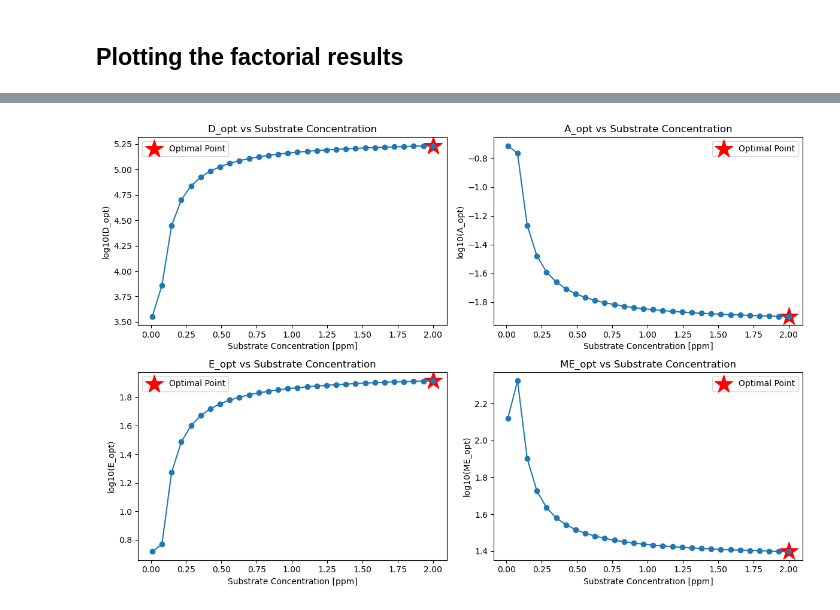
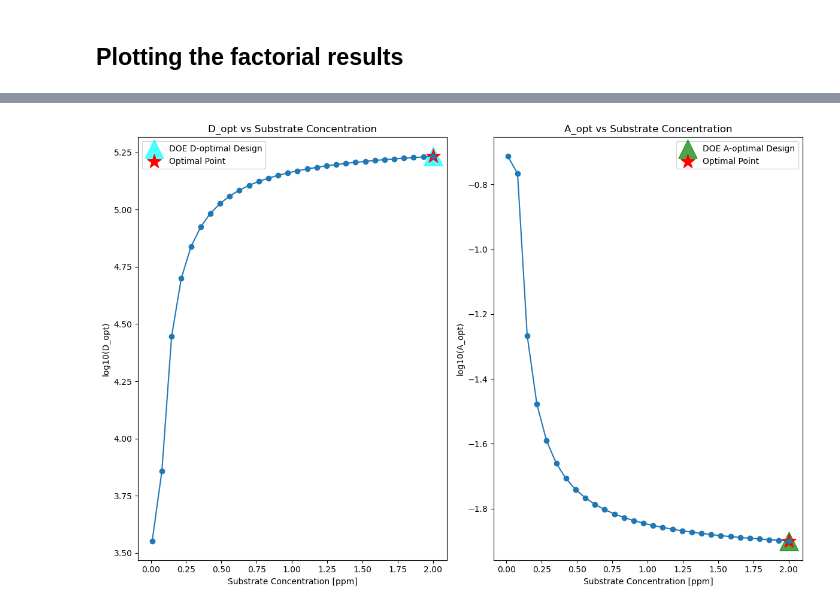
Before and after one commit to smondal13/DOE-Examples, a Jupyter notebook: Examples/Michaelis_Menten_Puromycin_Example_full_doe.ipynb, the cells around one changed output, grey strips where cells are left out. Cells and saved outputs as stored; diff of their text form; code cells hidden in the pictures.

Commit message:
Solve Michaelis-Menten model using A and D-optimality. Result is perfect.

```diff
--- a/Examples/Michaelis_Menten_Puromycin_Example_full_doe.ipynb
+++ b/Examples/Michaelis_Menten_Puromycin_Example_full_doe.ipynb
@@ -481,28 +439,90 @@ FIM_metric
 # %% [markdown]
 ## Plotting the factorial results
 # %%
-fig, axes = plt.subplots(2, 2, figsize=(12, 8))
-metrics_name = ["D_opt", "A_opt", "E_opt", "ME_opt"]
+fig, axes = plt.subplots(1, 2, figsize=(12, 8))
+metrics_name = ["D_opt", "A_opt"]
 subs_conc_array = np.array(FIM_metric["substrate concentration"])
 star_values = [
     (subs_conc_array[np.argmax(FIM_metric["D_opt"])], np.max(FIM_metric["D_opt"])),
     (subs_conc_array[np.argmin(FIM_metric["A_opt"])], np.min(FIM_metric["A_opt"])),
-    (subs_conc_array[np.argmax(FIM_metric["E_opt"])], np.max(FIM_metric["E_opt"])),
-    (subs_conc_array[np.argmin(FIM_metric["ME_opt"])], np.min(FIM_metric["ME_opt"])),
+    # (subs_conc_array[np.argmax(FIM_metric["E_opt"])], np.max(FIM_metric["E_opt"])),
+    # (subs_conc_array[np.argmin(FIM_metric["ME_opt"])], np.min(FIM_metric["ME_opt"])),
 ]
-for i in range(4):
+for i in range(len(metrics_name)):
     print(f"Star value for metric {metrics_name[i]}: {star_values[i]}")
+
+
+# Create a ReactorVelocity object for each experiment
+experiment = ReactionVelocity(data[0], theta_initial=theta_initial)
+# model = experiment.get_labeled_model()
+# solver = pyo.SolverFactory('ipopt')
+# solver.solve(model, tee=True)
+scale_nominal_param_value = False
+# experiment.get_labeled_model().x.set_value(1e-5)
+doe_obj_a = DesignOfExperiments(
+    experiment,
+    step=0.01,
+    scale_nominal_param_value=scale_nominal_param_value,
+    objective_option="trace",
+    prior_FIM=FIM,
+    tee=True,
+    _improve_cholesky_roundoff_error=True,
+)
+doe_obj_a.run_doe()
+A_optimal_conc = doe_obj_a.results['Experiment Design']
+
+A_optimal_value = doe_obj_a.results['log10 A-opt']
+
+doe_obj_d = DesignOfExperiments(
+    experiment,
+    step=0.01,
+    scale_nominal_param_value=scale_nominal_param_value,
+    objective_option="determinant",
+    prior_FIM=FIM,
+    tee=True,
+
+)
+doe_obj_d.run_doe()
+D_optimal_conc = doe_obj_d.results['Experiment Design']
+
+D_optimal_value = doe_obj_d.results['log10 D-opt']
+print("\nA-optimal design substrate concentration:", A_optimal_conc)
+print("A-optimal design value:", A_optimal_value)
+print("\nD-optimal design substrate concentration:", D_optimal_conc)
+print("D-optimal design value:", D_optimal_value)
+
 for i, metric in enumerate(metrics_name):
-    ax = axes[i // 2, i % 2]
+    ax = axes[i]
     ax.plot(subs_conc_array, FIM_metric[metric], marker='o')
+    if metric == "A_opt":
+        ax.scatter(
+            x=A_optimal_conc,
+            y=A_optimal_value,
+            color='green',
+            marker='^',
+            s=500,
+            alpha=0.7,
+            label='DOE A-optimal Design',
+        )
+    elif metric == "D_opt":
+        ax.scatter(
+            x=D_optimal_conc,
+            y=D_optimal_value,
+            color='cyan',
+            marker='^',
+            s=500,
+            alpha=0.7,
+            label='DOE D-optimal Design',
+        )
     ax.scatter(
         star_values[i][0],
         star_values[i][1],
         color='red',
         marker='*',
-        s=500,
+        s=300,
         label='Optimal Point',
     )
+
     ax.set_title(f"{metric} vs Substrate Concentration")
     ax.set_xlabel("Substrate Concentration [ppm]")
     ax.set_ylabel(f"log10({metric})")
@@ -516 +549 @@ Star value for metric ME_opt: (np.float64(2.0), np.float64(1.398267675630092))
-[figure, old version]
+[figure, new version]
```
Also changed, not shown: parts of 78 cells of this notebook.
